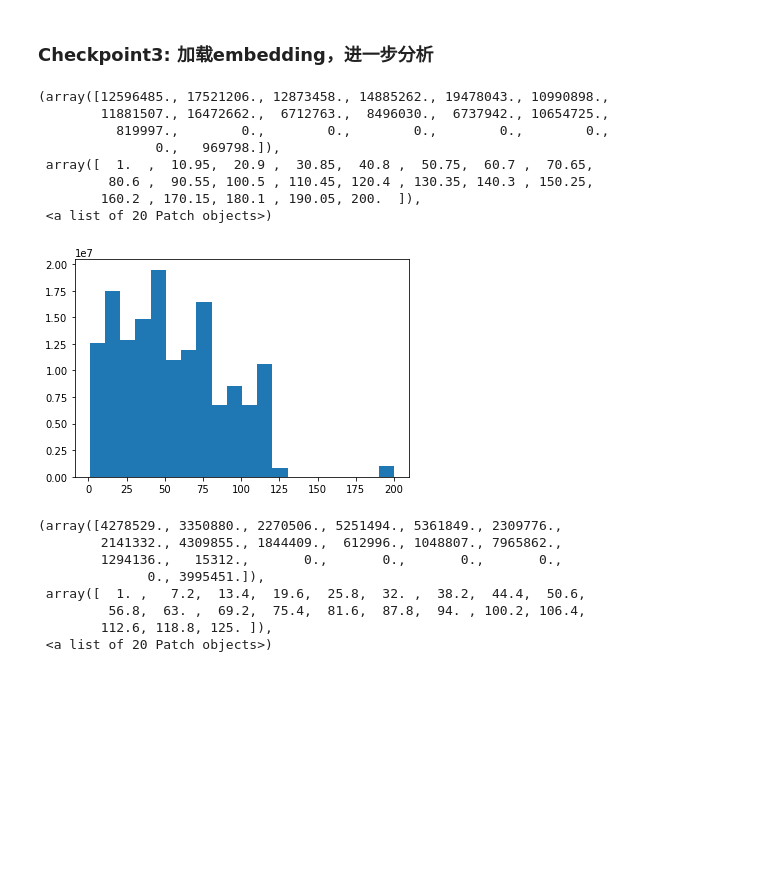
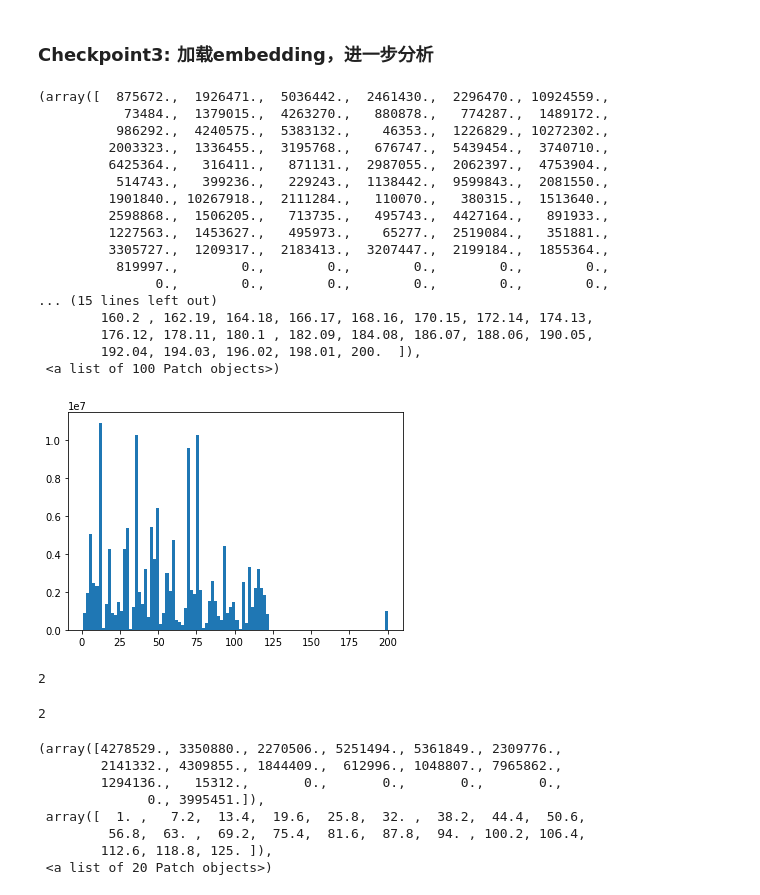
Before and after one commit to ModaoT/firstkill, a Jupyter notebook: user_data_process.ipynb, the cells around one changed output. Saved outputs shown, nothing was run; the diff lists cells and outputs as text; code cells hidden in the pictures; blank space fills up the shorter version.

```diff
--- a/user_data_process.ipynb
+++ b/user_data_process.ipynb
@@ -497,25 +578,46 @@ user_feature_embedding = pd.read_csv('data/user_feature_embedding.csv')
 # %%
 status_int1 = list()
 for e in user_feature_embedding['interest1'].fillna('200'):
     if e.isdigit():
         status_int1.append(int(e))
     else:
         for ee in e.split('-'):
             status_int1.append(int(ee))
 # s = pd.Series(sorted(status))
 # s.describe()
 # Counter(status_int1)
-plt.hist(status_int1, bins=20)
+plt.hist(status_int1, bins=100)
 # %% [output]
-(array([12596485., 17521206., 12873458., 14885262., 19478043., 10990898.,
-        11881507., 16472662.,  6712763.,  8496030.,  6737942., 10654725.,
+(array([  875672.,  1926471.,  5036442.,  2461430.,  2296470., 10924559.,
+           73484.,  1379015.,  4263270.,   880878.,   774287.,  1489172.,
+          986292.,  4240575.,  5383132.,    46353.,  1226829., 10272302.,
+         2003323.,  1336455.,  3195768.,   676747.,  5439454.,  3740710.,
+         6425364.,   316411.,   871131.,  2987055.,  2062397.,  4753904.,
+          514743.,   399236.,   229243.,  1138442.,  9599843.,  2081550.,
+         1901840., 10267918.,  2111284.,   110070.,   380315.,  1513640.,
+         2598868.,  1506205.,   713735.,   495743.,  4427164.,   891933.,
+         1227563.,  1453627.,   495973.,    65277.,  2519084.,   351881.,
+         3305727.,  1209317.,  2183413.,  3207447.,  2199184.,  1855364.,
           819997.,        0.,        0.,        0.,        0.,        0.,
-               0.,   969798.]),
- array([  1.  ,  10.95,  20.9 ,  30.85,  40.8 ,  50.75,  60.7 ,  70.65,
-         80.6 ,  90.55, 100.5 , 110.45, 120.4 , 130.35, 140.3 , 150.25,
-        160.2 , 170.15, 180.1 , 190.05, 200.  ]),
- <a list of 20 Patch objects>)
+               0.,        0.,        0.,        0.,        0.,        0.,
+... (15 lines left out)
+        160.2 , 162.19, 164.18, 166.17, 168.16, 170.15, 172.14, 174.13,
+        176.12, 178.11, 180.1 , 182.09, 184.08, 186.07, 188.06, 190.05,
+        192.04, 194.03, 196.02, 198.01, 200.  ]),
+ <a list of 100 Patch objects>)
-[figure, old version]
+[figure, new version]
+# %%
+c_int1 = Counter(status_int1)
+# %% [output]
+2
+# %%
+dic = dict()
+for e in c_int1.keys():
+    if c_int1.get(e) < 500:
+        dic[e] = c_int1.get(e)
+len(dic)
+# %% [output]
+2
 # %%
 status_int2 = list()
 for e in user_feature_embedding['interest2'].fillna('125'):
```
Also changed, not shown: parts of 78 cells of this notebook, 1 other file.
